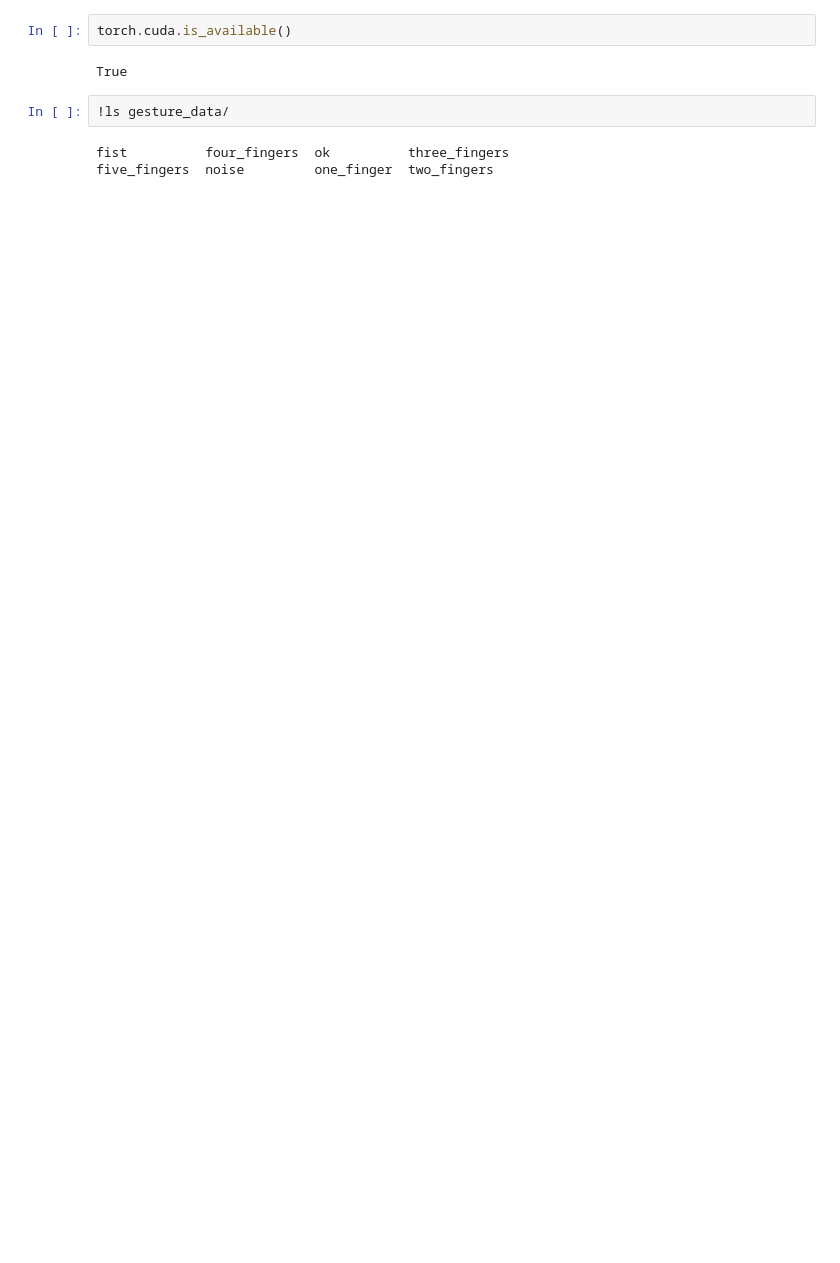
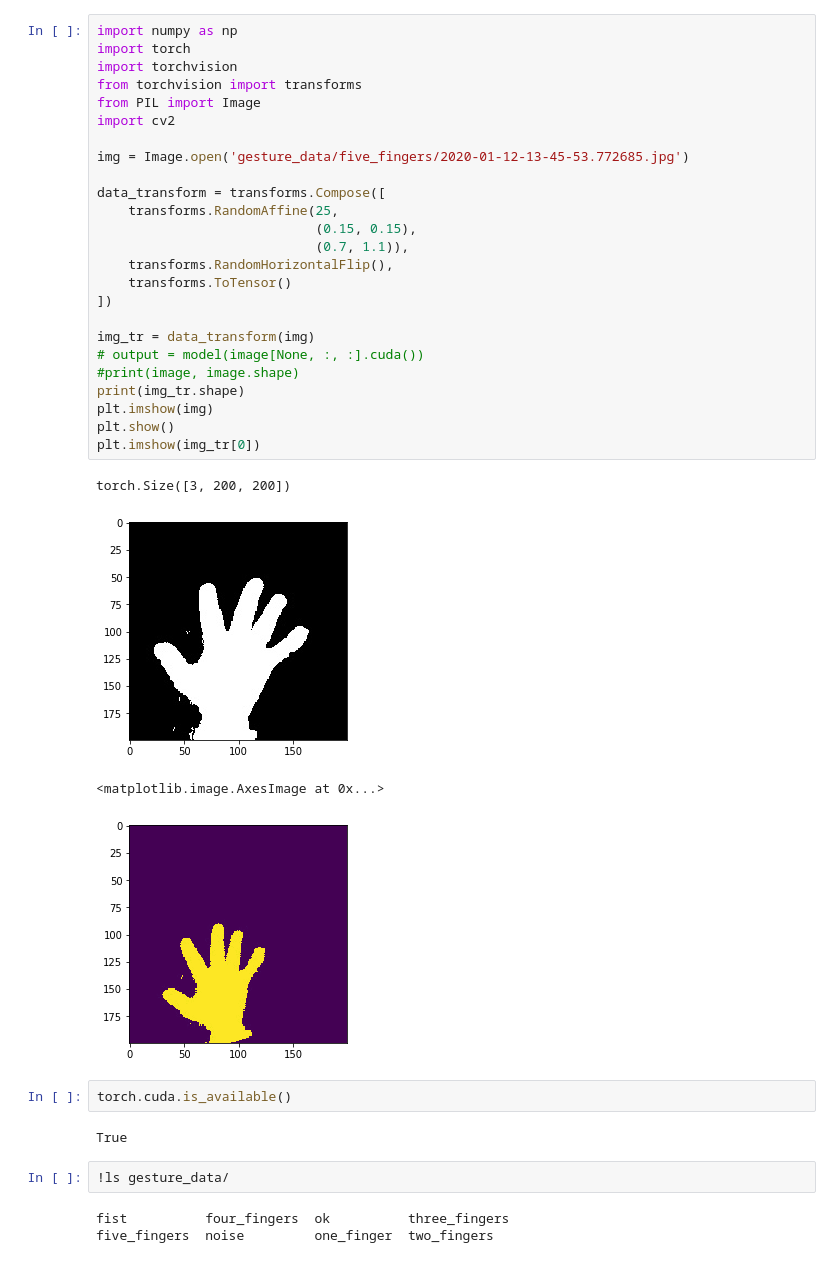
Before and after one commit to arthuremir/CVAuth, a Jupyter notebook: gestures/gesture_training.ipynb, the cells around one changed output. Drawn from its saved outputs; the diff is of its cells as text; blank space fills up the shorter version.

```diff
--- a/gestures/gesture_training.ipynb
+++ b/gestures/gesture_training.ipynb
@@ -17,3 +18,33 @@ from torch.utils.data import Dataset, random_split
+# %%
+import numpy as np
+import torch
+import torchvision
+from torchvision import transforms
+from PIL import Image
+import cv2
+
+img = Image.open('gesture_data/five_fingers/2020-01-12-13-45-53.772685.jpg')
+
+data_transform = transforms.Compose([
+    transforms.RandomAffine(25,
+                            (0.15, 0.15),
+                            (0.7, 1.1)),
+    transforms.RandomHorizontalFlip(),
+    transforms.ToTensor()
+])
+
+img_tr = data_transform(img)
+# output = model(image[None, :, :].cuda())
+#print(image, image.shape)
+print(img_tr.shape)
+plt.imshow(img)
+plt.show()
+plt.imshow(img_tr[0])
+# %% [output]
+torch.Size([3, 200, 200])
+[figure, added]
+<matplotlib.image.AxesImage at 0x...>
+[figure, added]
 # %%
 torch.cuda.is_available()
 # %% [output]
```
Also changed, not shown: parts of 28 cells of this notebook, 5 other files.
